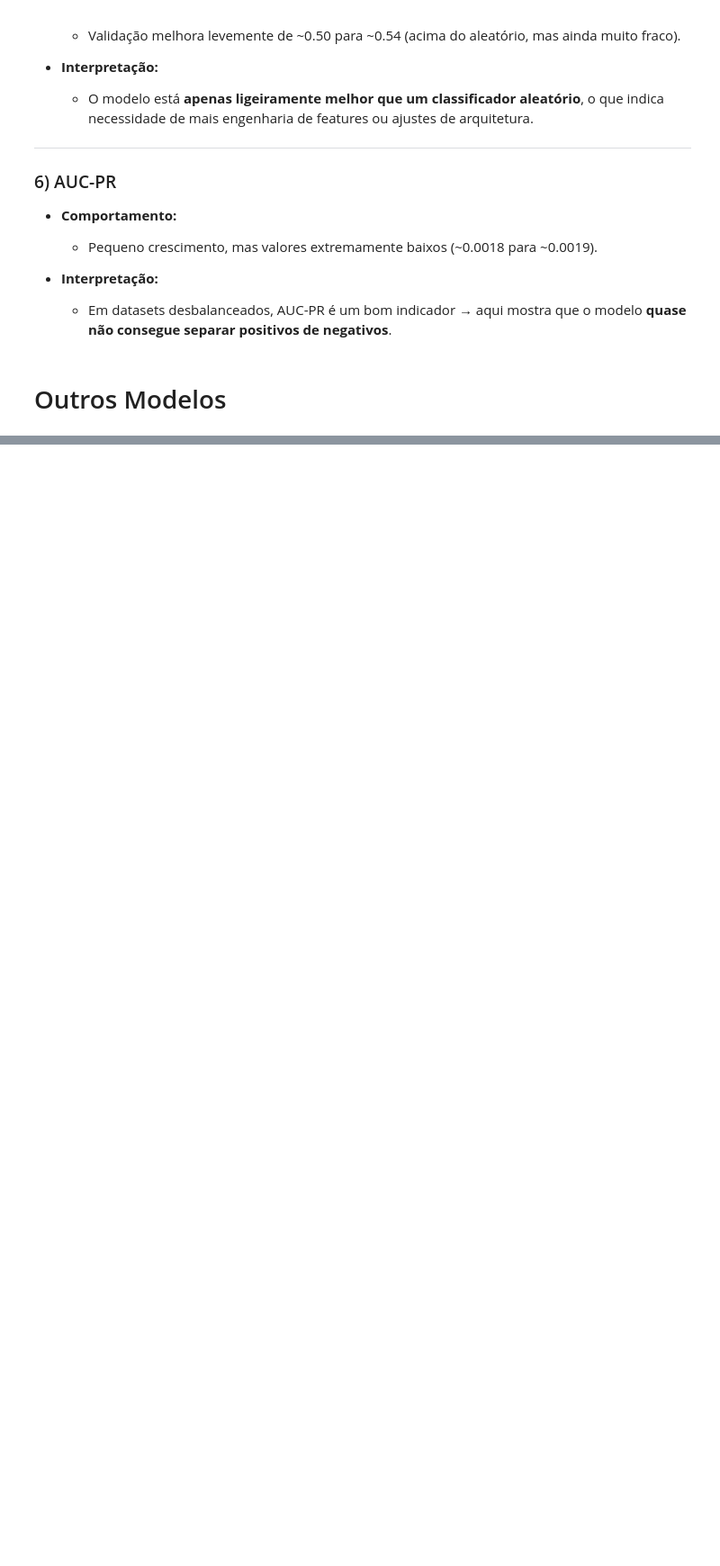
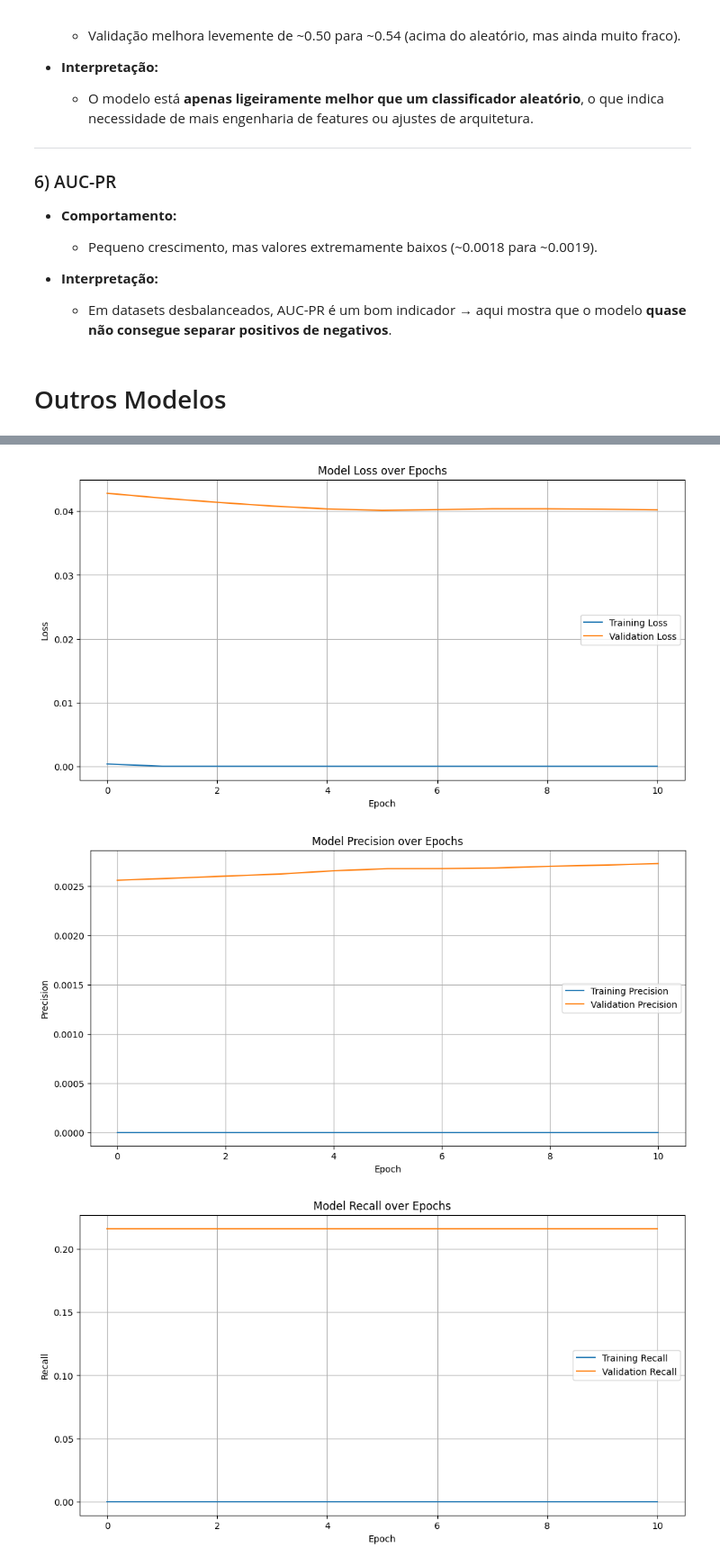
Before and after one commit to YanMCoutinho/college-activity, a Jupyter notebook: semana07/Ponderada_ErikRafaYan.ipynb, the cells around one changed output, grey strips where cells are left out. Shown at 90% size. Saved outputs shown, nothing was run; the diff lists cells and outputs as text; code cells hidden in the pictures; blank space fills up the shorter version.

```diff
--- a/semana07/Ponderada_ErikRafaYan.ipynb
+++ b/semana07/Ponderada_ErikRafaYan.ipynb
@@ -640,0 +646,21 @@ plot_history_data(history)
+# %%
+def focal_loss(gamma=2., alpha=0.25):
+    def loss(y_true, y_pred):
+        eps = tf.keras.backend.epsilon()
+        y_pred = tf.clip_by_value(y_pred, eps, 1. - eps)
+        pt = tf.where(tf.equal(y_true, 1), y_pred, 1-y_pred)
+        w = tf.where(tf.equal(y_true, 1), alpha, 1-alpha)
+        return -tf.reduce_mean(w * tf.pow(1-pt, gamma) * tf.math.log(pt))
+    return loss
+
+model_focal = generate_model(loss=focal_loss())
+model_focal.summary()
+rlrp = tf.keras.callbacks.ReduceLROnPlateau(monitor='val_loss', factor=0.5, patience=3, min_lr=1e-6)
+es = tf.keras.callbacks.EarlyStopping(monitor='val_loss', patience=5, restore_best_weights=True)
+history_focal = model_focal.fit(
+    train_gen,  # Use the training data generator
+    epochs=25,
+    validation_data=val_gen,  # Use the validation data generator
+    class_weight=class_weight_dict,
+    callbacks=[checkpoint_callback, rlrp, es]
+)
@@ -640,0 +702,6 @@ plot_history_data(history)
+# %%
+plot_history_data(history_focal)
+# %% [output]
+[figure, added]
+[figure, added]
+[figure, added]
```
Also changed, not shown: parts of 12 cells of this notebook, 1 other file.
